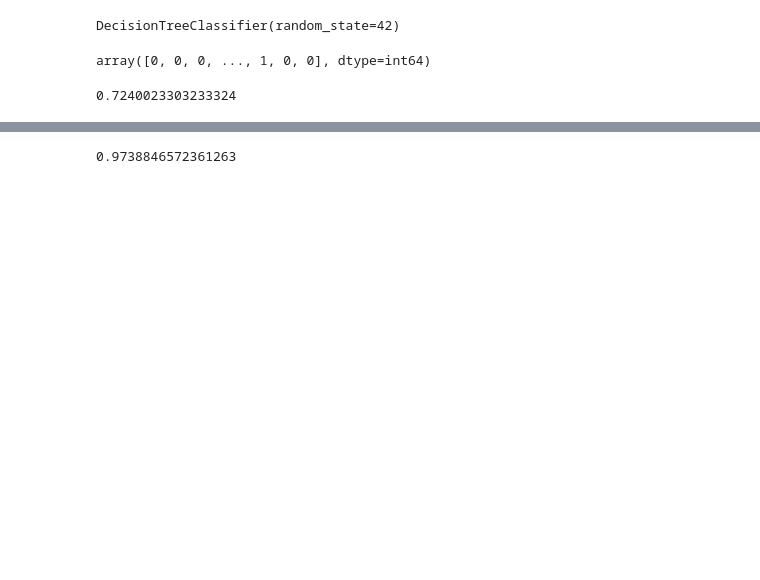
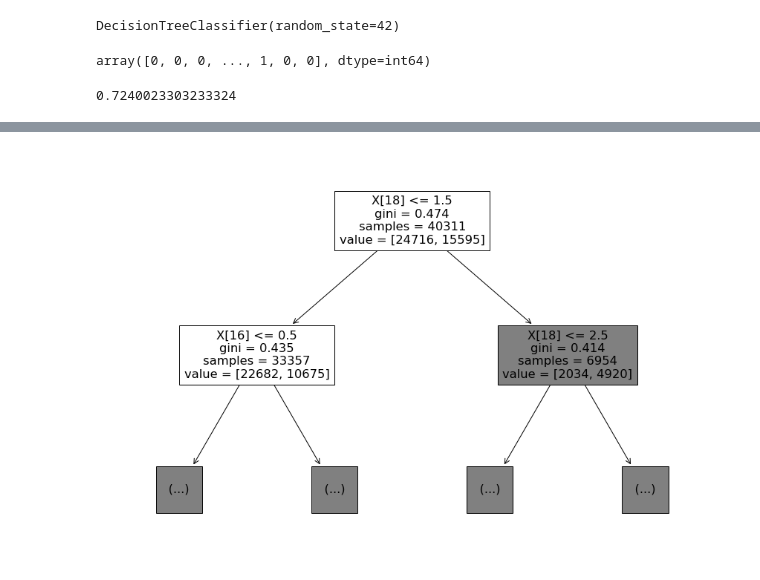
Before and after one commit to BobbyGerberick/Tanzanian_Water_Wells, a Jupyter notebook: Dev_Notebooks/Bobby.ipynb, the cells around one changed output, grey strips where cells are left out. Saved outputs shown, nothing was run; the diff lists cells and outputs as text; code cells hidden in the pictures; blank space fills up the shorter version.

Commit message:
updated tree

```diff
--- a/Dev_Notebooks/Bobby.ipynb
+++ b/Dev_Notebooks/Bobby.ipynb
@@ -187,12 +228,14 @@ array([0, 0, 0, ..., 1, 0, 0], dtype=int64)
 precision_score(y_test, tree.predict(X_test_imputed))
 # %% [output]
 0.7240023303233324
+# %%
+scorer  = make_scorer(precision_score, pos_label=0)
 # %%
 # hyperparameters to search over
-parameters = {'max_depth': [2, 4, 6, 8], 'min_samples_split': [2, 4, 6, 8], 'min_samples_leaf': [1, 2, 3, 4]}
+parameters = {'max_depth': [36, 38, 40, 42, 44], 'min_samples_split': [2, 4, 6, 8], 'min_samples_leaf': [1, 2, 3, 4]}
 
 # cross-validate to tune parameters
-search = GridSearchCV(tree, parameters, cv=5, scoring='precision')
+search = GridSearchCV(tree, parameters, cv=5, scoring = scorer)
 search.fit(X_train_imputed, y_train)
 
 #best parameters and associated score
@@ -203,5 +247,5 @@ KeyboardInterrupt:
 # %%
 #Tree with tuned parameters
-tuned_tree = DecisionTreeClassifier(random_state=42, max_depth = 2, min_samples_leaf = 1, min_samples_split = 2)
+tuned_tree = DecisionTreeClassifier(random_state=42, min_samples_leaf = 1, min_samples_split = 6)
 tuned_tree.fit(X_train_imputed, y_train)
 # %% [output]
@@ -214,4 +262,2 @@ array([0.97222222, 0.95726496, 0.96466431, 0.96840826, 0.96878752])
 # %%
-precision_score(y_test, tuned_tree.predict(X_test_imputed))
+precision_score(y_test, tuned_tree.predict(X_test_imputed), pos_label=0)
-# %% [output]
-0.9738846572361263
@@ -217,0 +270,5 @@ precision_score(y_test, tuned_tree.predict(X_test_imputed))
+# %%
+f, ax = plt.subplots(figsize=(15, 10))
+plot_tree(tuned_tree, ax=ax, max_depth = 1);
+# %% [output]
+[figure, added]
```
Also changed, not shown: parts of 27 cells of this notebook.
